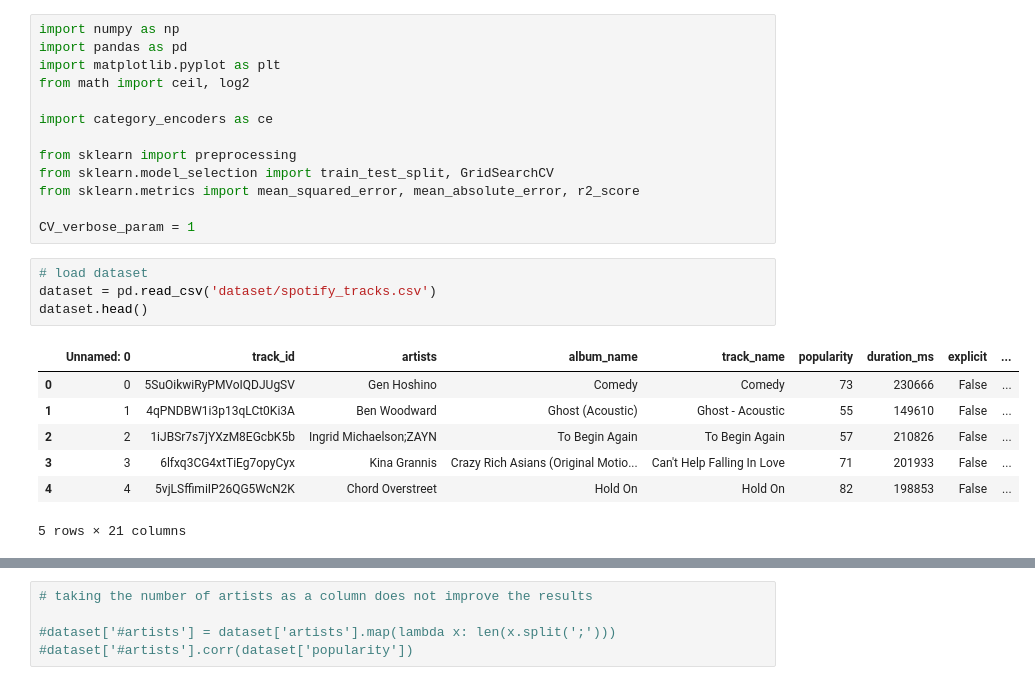
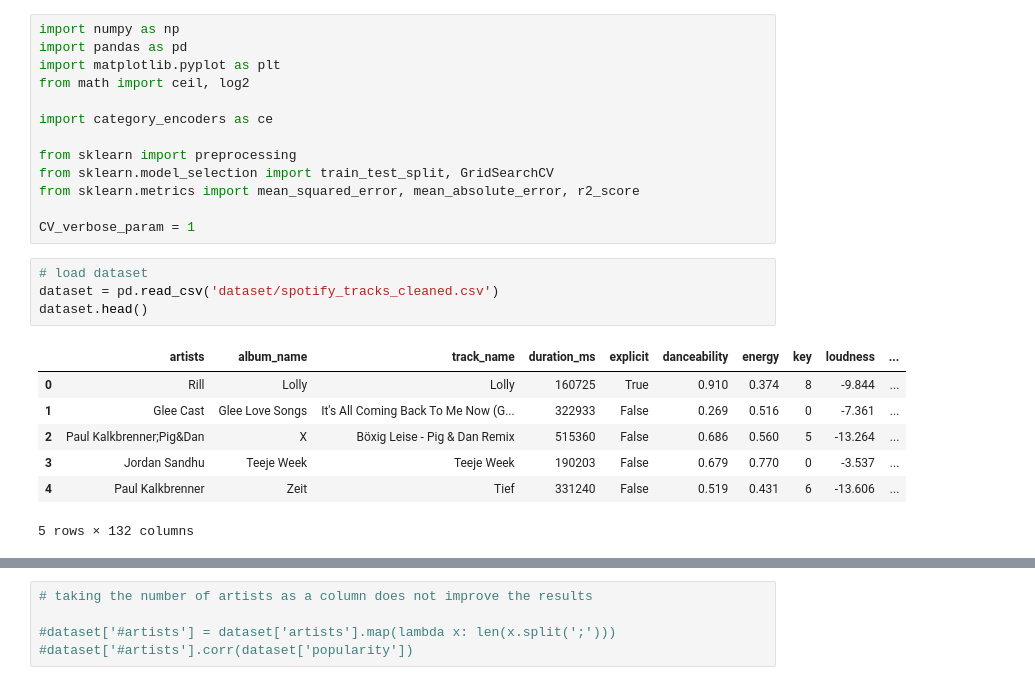
Before and after one commit to nemolino/TrackPopularityPredictor, a Jupyter notebook: prediction_numerical_and_categorical.ipynb, the cells around one changed output, grey strips where cells are left out. Cells and saved outputs as stored; diff of their text form.

```diff
--- a/prediction_numerical_and_categorical.ipynb
+++ b/prediction_numerical_and_categorical.ipynb
@@ -13,15 +13,15 @@ from sklearn.metrics import mean_squared_error, mean_absolute_error, r2_score
 CV_verbose_param = 1
 # %%
 # load dataset
-dataset = pd.read_csv('dataset/spotify_tracks.csv')
+dataset = pd.read_csv('dataset/spotify_tracks_cleaned.csv')
 dataset.head()
 # %% [output]
-|  | Unnamed: 0 | track_id | artists | album_name | track_name | popularity | duration_ms | explicit | ... |
-| 0 | 0 | 5SuOikwiRyPMVoIQDJUgSV | Gen Hoshino | Comedy | Comedy | 73 | 230666 | False | ... |
-| 1 | 1 | 4qPNDBW1i3p13qLCt0Ki3A | Ben Woodward | Ghost (Acoustic) | Ghost - Acoustic | 55 | 149610 | False | ... |
-| 2 | 2 | 1iJBSr7s7jYXzM8EGcbK5b | Ingrid Michaelson;ZAYN | To Begin Again | To Begin Again | 57 | 210826 | False | ... |
-| 3 | 3 | 6lfxq3CG4xtTiEg7opyCyx | Kina Grannis | Crazy Rich Asians (Original Motio... | Can't Help Falling In Love | 71 | 201933 | False | ... |
-| 4 | 4 | 5vjLSffimiIP26QG5WcN2K | Chord Overstreet | Hold On | Hold On | 82 | 198853 | False | ... |
+|  | artists | album_name | track_name | duration_ms | explicit | danceability | energy | key | loudness | ... |
+| 0 | Rill | Lolly | Lolly | 160725 | True | 0.910 | 0.374 | 8 | -9.844 | ... |
+| 1 | Glee Cast | Glee Love Songs | It's All Coming Back To Me Now (G... | 322933 | False | 0.269 | 0.516 | 0 | -7.361 | ... |
+| 2 | Paul Kalkbrenner;Pig&Dan | X | Böxig Leise - Pig & Dan Remix | 515360 | False | 0.686 | 0.560 | 5 | -13.264 | ... |
+| 3 | Jordan Sandhu | Teeje Week | Teeje Week | 190203 | False | 0.679 | 0.770 | 0 | -3.537 | ... |
+| 4 | Paul Kalkbrenner | Zeit | Tief | 331240 | False | 0.519 | 0.431 | 6 | -13.606 | ... |
-5 rows × 21 columns
+5 rows × 132 columns
 # %% [markdown]
 <span style="color:blue">**NUMERICAL**</span> and <span style="color:red">**CATEGORICAL**</span> features of the dataset :
```
Also changed, not shown: parts of 18 cells of this notebook.
